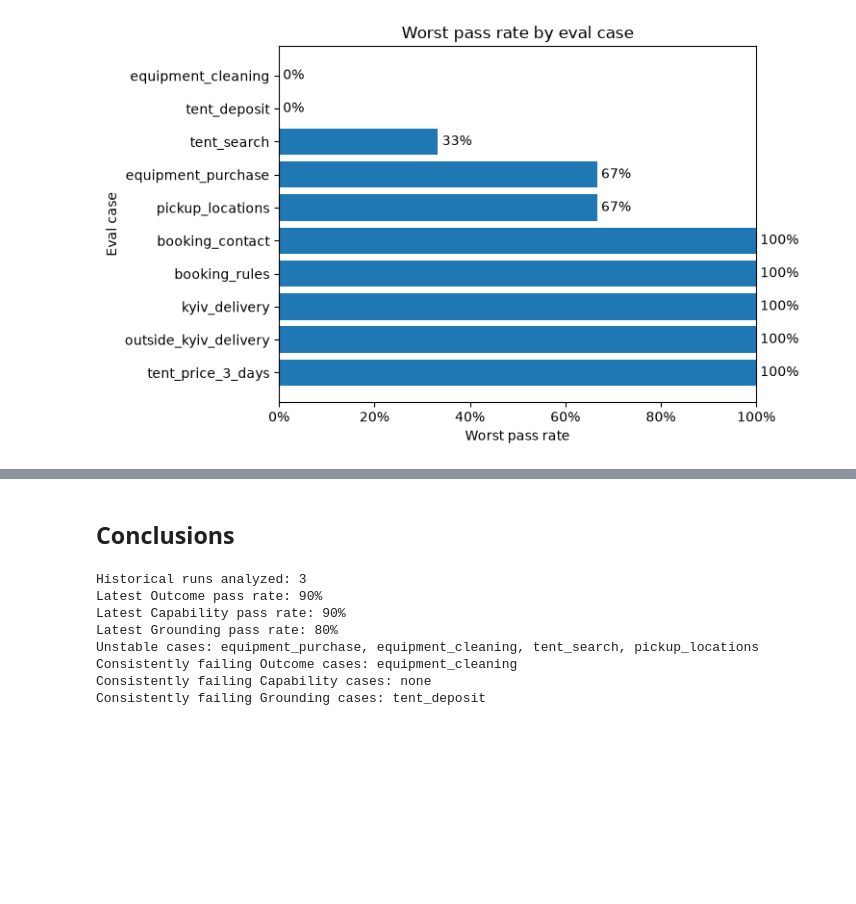
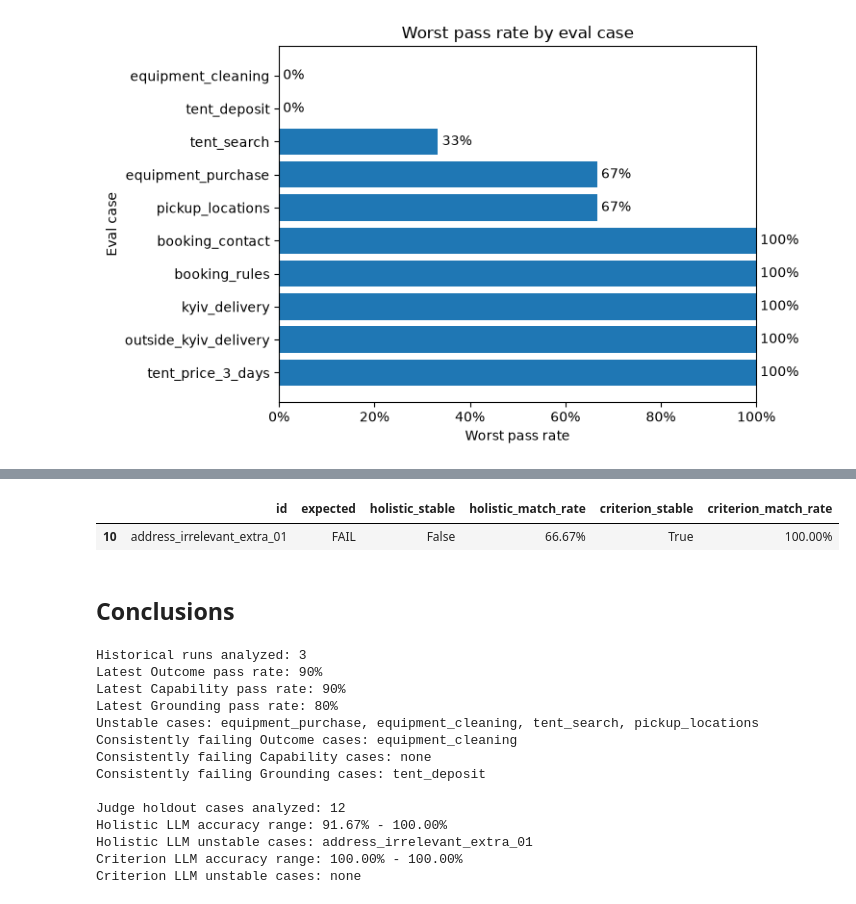
Before and after one commit to vitaliykharitonov/prokat24-ai-lab, a Jupyter notebook: notebooks/agent_eval_analysis.ipynb, the cells around one changed output, grey strips where cells are left out. Saved outputs shown, nothing was run; the diff lists cells and outputs as text; code cells hidden in the pictures; blank space fills up the shorter version.

```diff
--- a/notebooks/agent_eval_analysis.ipynb
+++ b/notebooks/agent_eval_analysis.ipynb
@@ -253,6 +616,45 @@ plt.show()
+# %%
+# Calculate judge stability across repeated runs
+judge_stability = summarize_grader_stability(grader_runs)
+
+judge_stability_df = pd.DataFrame(
+    [
+        {
+            "id": result["id"],
+            "expected": "PASS" if result["expected_passed"] else "FAIL",
+            "holistic_stable": result["llm_stable"],
+            "holistic_match_rate": result["llm_match_rate"],
+            "criterion_stable": result["criterion_llm_stable"],
+            "criterion_match_rate": result["criterion_llm_match_rate"],
+        }
+        for result in judge_stability
+    ]
+)
+# %%
+# Format unstable judge cases
+judge_stability_display = judge_stability_df.loc[
+    (~judge_stability_df["holistic_stable"])
+    | (~judge_stability_df["criterion_stable"])
+    | (judge_stability_df["holistic_match_rate"] < 1.0)
+    | (judge_stability_df["criterion_match_rate"] < 1.0)
+].copy()
+
+for column in [
+    "holistic_match_rate",
+    "criterion_match_rate",
+]:
+    judge_stability_display[column] = judge_stability_display[column].map(
+        lambda value: f"{value:.2%}"
+    )
+
+judge_stability_display
+# %% [output]
+|  | id | expected | holistic_stable | holistic_match_rate | criterion_stable | criterion_match_rate |
+| 10 | address_irrelevant_extra_01 | FAIL | False | 66.67% | True | 100.00% |
 # %% [markdown]
 ## Conclusions
 # %%
+# Build dynamic conclusions
 latest_run = run_stats.iloc[-1]
 
 unstable_case_ids = case_diagnostics.loc[
@@ -268,17 +670,45 @@ for metric in metrics:
         "id",
     ].tolist()
 
+judge_case_count = len(grader_runs[0])
+
 print(f"Historical runs analyzed: {len(run_stats)}")
 print(f"Latest Outcome pass rate: {latest_run['outcome']:.0%}")
 print(f"Latest Capability pass rate: {latest_run['capability']:.0%}")
 print(f"Latest Grounding pass rate: {latest_run['grounding']:.0%}")
-print(f"Unstable cases: {', '.join(unstable_case_ids)}")
+print("Unstable cases: " + (", ".join(unstable_case_ids) if unstable_case_ids else "none"))
 
 for metric, case_ids in consistently_failing_cases.items():
     print(
         f"Consistently failing {metric.capitalize()} cases: "
         + (", ".join(case_ids) if case_ids else "none")
     )
+
+print()
+print(f"Judge holdout cases analyzed: {judge_case_count}")
+
+for judge_name in [
+    "Holistic LLM",
+    "Criterion LLM",
+]:
+    judge_rows = judge_reliability_df.loc[judge_reliability_df["judge"] == judge_name]
+
+    min_accuracy = judge_rows["accuracy"].min()
+    max_accuracy = judge_rows["accuracy"].max()
+
+    stable_column = "holistic_stable" if judge_name == "Holistic LLM" else "criterion_stable"
+
+    unstable_judge_cases = judge_stability_df.loc[
+        ~judge_stability_df[stable_column],
+        "id",
+    ].tolist()
+
+    print(f"{judge_name} accuracy range: {min_accuracy:.2%} - {max_accuracy:.2%}")
+
+    print(
+        f"{judge_name} unstable cases: "
+        + (", ".join(unstable_judge_cases) if unstable_judge_cases else "none")
+    )
 # %% [output]
 Historical runs analyzed: 3
 Latest Outcome pass rate: 90%
@@ -288,3 +718,9 @@ Unstable cases: equipment_purchase, equipment_cleaning, tent_search, pickup_loca
 Consistently failing Outcome cases: equipment_cleaning
 Consistently failing Capability cases: none
 Consistently failing Grounding cases: tent_deposit
+
+Judge holdout cases analyzed: 12
+Holistic LLM accuracy range: 91.67% - 100.00%
+Holistic LLM unstable cases: address_irrelevant_extra_01
+Criterion LLM accuracy range: 100.00% - 100.00%
+Criterion LLM unstable cases: none
```
Also changed, not shown: parts of 22 cells of this notebook, 4 other files.
